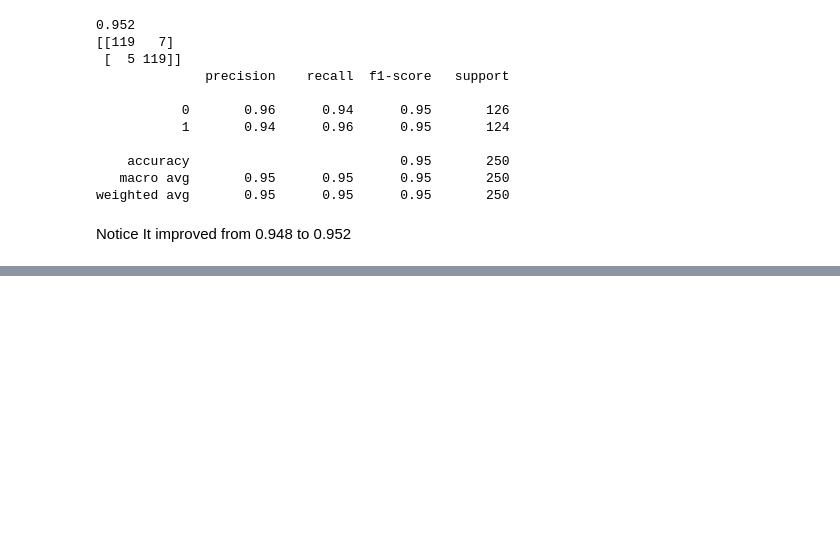
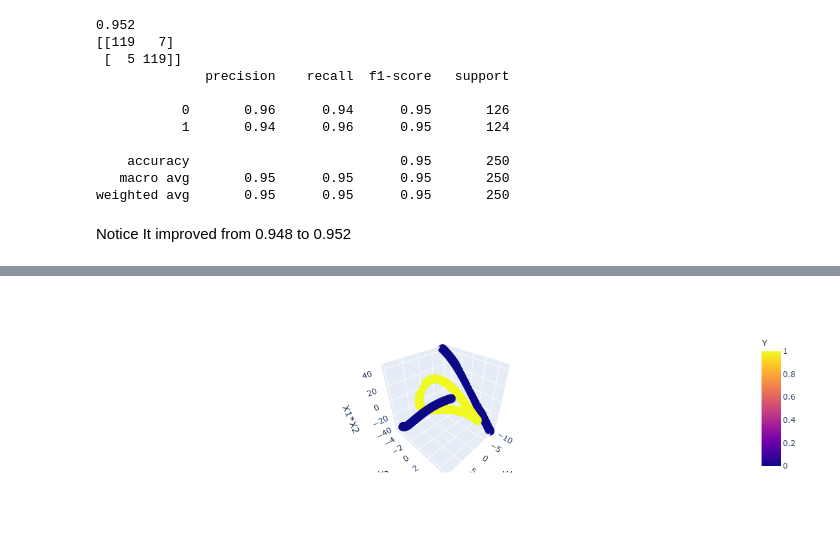
Before and after one commit to Udeani4/Machine-Learning-Course, a Jupyter notebook: machine_learning_SVM.ipynb, the cells around one changed output, grey strips where cells are left out. Saved outputs shown, nothing was run; the diff lists cells and outputs as text; code cells hidden in the pictures; blank space fills up the shorter version.

```diff
--- a/machine_learning_SVM.ipynb
+++ b/machine_learning_SVM.ipynb
@@ -249,0 +293,8 @@ Notice It improved from 0.948 to 0.952
+# %%
+import pandas as pd
+df1=pd.DataFrame(np.vstack([y,x]).T,columns=['X1','X2'])
+df1['Y']=0
+df2=pd.DataFrame(np.vstack([y1,x1]).T,columns=['X1','X2'])
+df2['Y']=1
+df = pd.concat([df1, df2], ignore_index=True)
+df.head(5)
@@ -249,0 +348,2 @@ Notice It improved from 0.948 to 0.952
+# %%
+df2=df.copy()
@@ -249,0 +359,7 @@ Notice It improved from 0.948 to 0.952
+# %%
+## We need to find some components for the Polynomial Kernel
+#X1,X2, X1_square,X2_square,X1*X2
+df2['X1_Square']=df2['X1']**2
+df2['X2_Square']=df2['X2']**2
+df2['X1*X2']=(df2['X1']*df2['X2'])
+df2.head()
@@ -249,0 +410,8 @@ Notice It improved from 0.948 to 0.952
+# %%
+import plotly.express as px
+
+fig=px.scatter_3d(df2,x='X1',y='X2',z='X1*X2', color='Y')
+
+fig.show()
+# %% [output]
+[figure, added]
```
Also changed, not shown: parts of 59 cells of this notebook.
